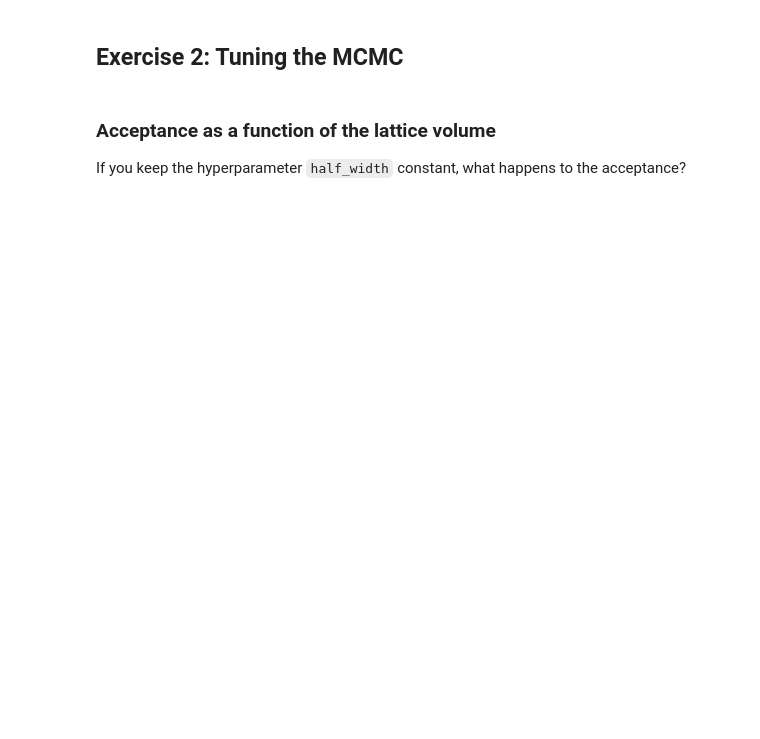
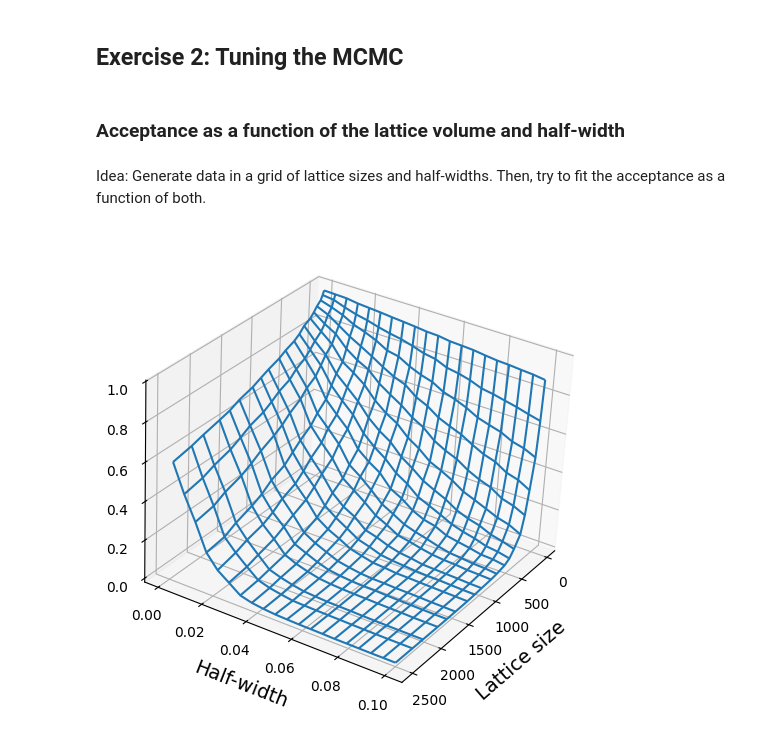
Before and after one commit to victorgran/phi4-lattice, a Jupyter notebook: phi4/metropolis.ipynb, the cells around one changed output. Drawn from its saved outputs; the diff is of its cells as text; code cells hidden in the pictures; blank space fills up the shorter version.

Commit message:
Checking acceptance rate as a function of lattice size and half-width

```diff
--- a/phi4/metropolis.ipynb
+++ b/phi4/metropolis.ipynb
@@ -91,9 +81,29 @@ plt.show()
 # %% [markdown]
 ## Exercise 2: Tuning the MCMC
 # %% [markdown]
-### Acceptance as a function of the lattice volume
-
-If you keep the hyperparameter `half_width` constant, what happens to the acceptance?
+### Acceptance as a function of the lattice volume and half-width
+# %% [markdown]
+Idea:
+Generate data in a grid of lattice sizes and half-widths.
+Then, try to fit the acceptance as a function of both.
+# %%
+data = np.load("data/metro_mean_acceptances.npz")
+acceptance_grid = data["acceptance_grid"]  # Each row is a specific lattice size, each column a half-width.
+linear_sizes = data["linear_sizes"]
+half_widths = data["half_widths"]
+num_samples = data["num_samples"]
+# %%
+sizes_grid, widths_grid = np.meshgrid(linear_sizes, half_widths)
+
+fig = plt.figure(layout='constrained')
+ax = fig.add_subplot(projection='3d', elev=29., azim=31., roll=-3)
+ax.plot_wireframe(sizes_grid ** 2, widths_grid, acceptance_grid)
+ax.set_xlabel("Lattice size", fontsize=14, labelpad=7)
+ax.set_ylabel("Half-width", fontsize=14, labelpad=7)
+ax.set_zlabel("Mean acceptance", fontsize=14, labelpad=3)
+plt.show()
+# %% [output]
+[figure, added]
 # %%
 data_file = "data/metro_mean_acceptance_size.npy"
 linear_sizes = np.array([5 + i for i in range(46)])
```
Also changed, not shown: parts of 6 cells of this notebook.
